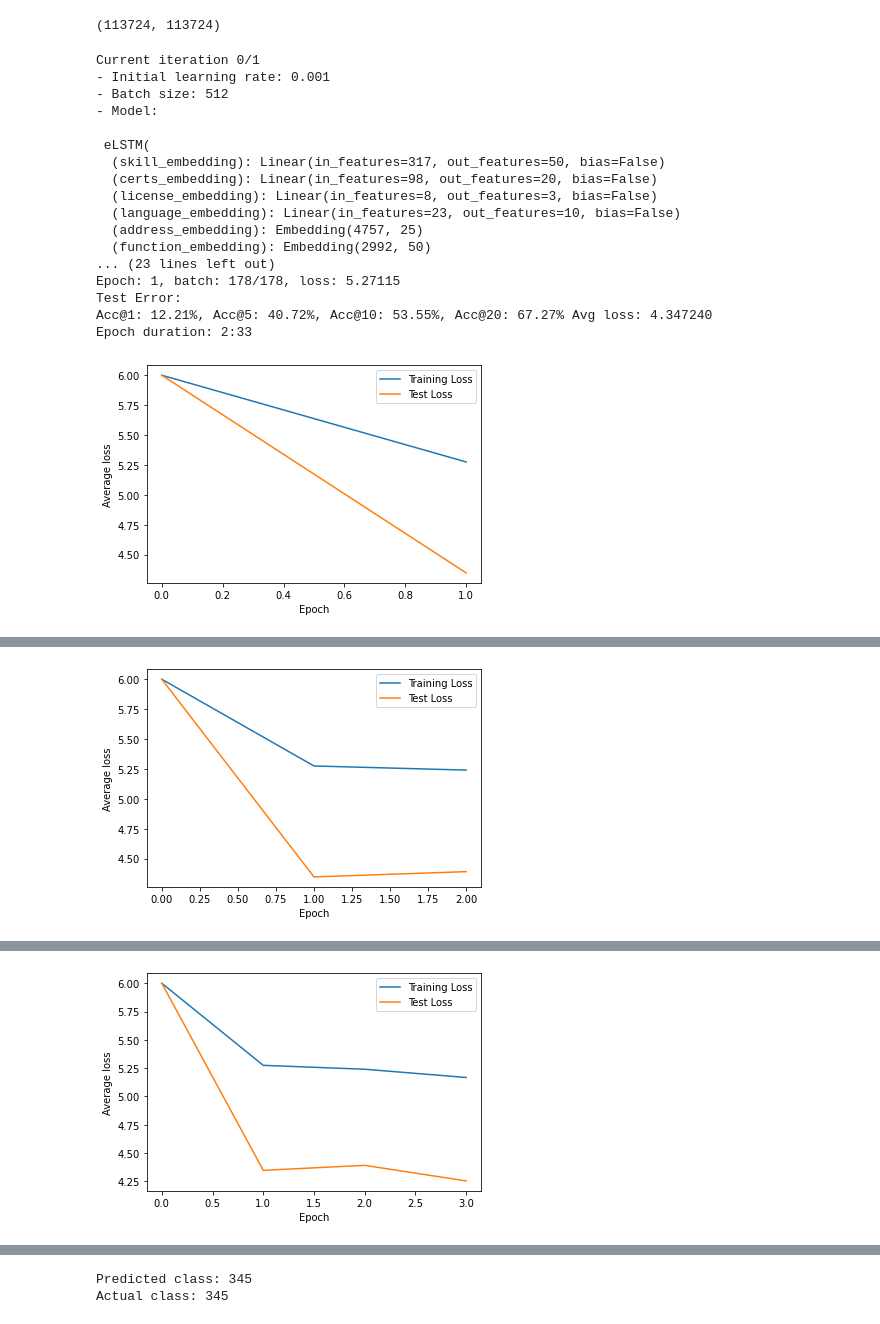
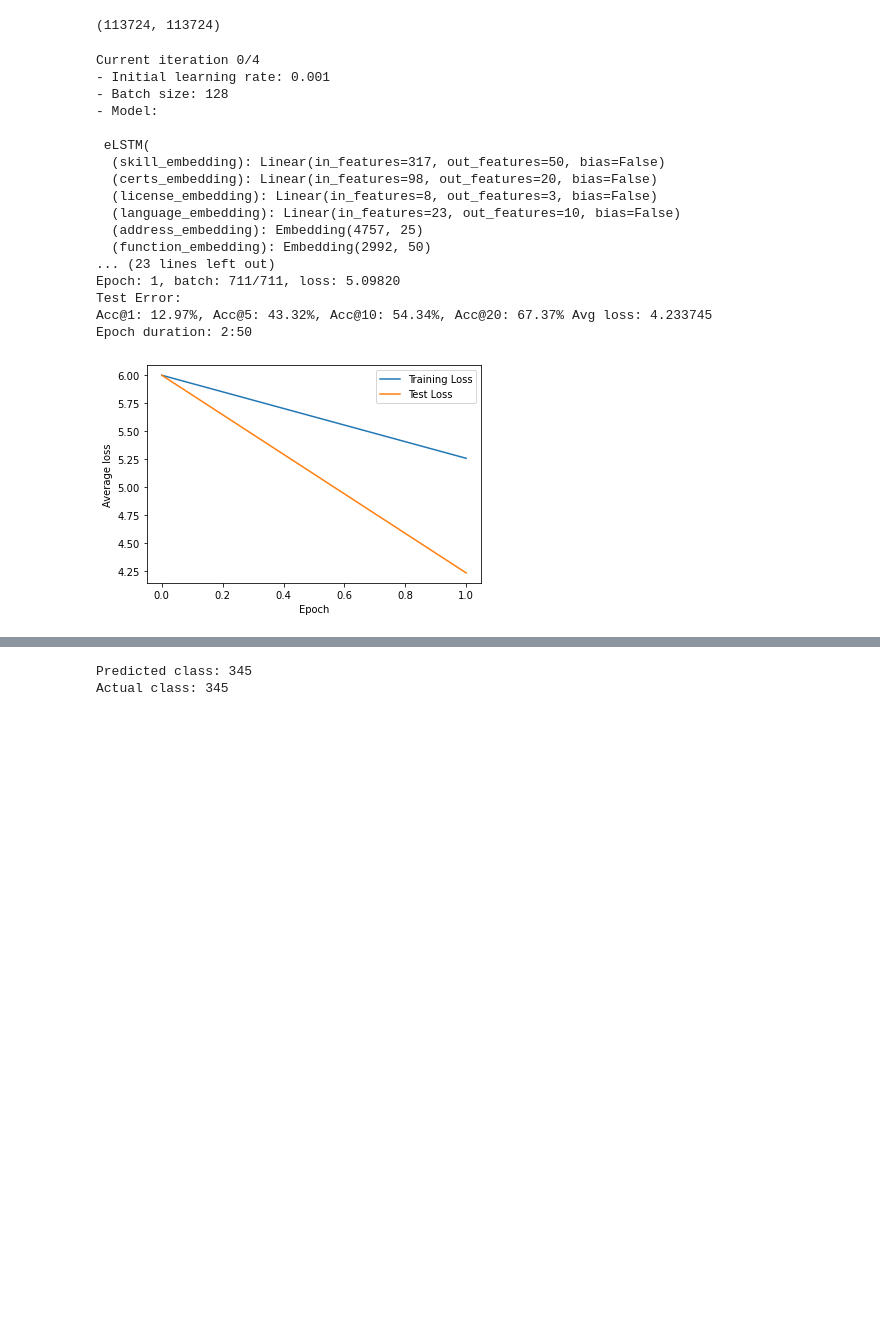
Before and after one commit to maxdata/MSc_thesis, a Jupyter notebook: Explainable/Explainable_LSTM_self.ipynb, the cells around one changed output, grey strips where cells are left out. Drawn from its saved outputs; the diff is of its cells as text; code cells hidden in the pictures; blank space fills up the shorter version.

Commit message:
Hyperparameter tuning done for eLSTM, eCNN-LSTM, LSTM

```diff
--- a/Explainable/Explainable_LSTM_self.ipynb
+++ b/Explainable/Explainable_LSTM_self.ipynb
@@ -266,7 +266,7 @@ class spatial_attention(nn.Module):
         for i, timestep in enumerate(time_steps):
             st = self.fc1(timestep)
             at = torch.sigmoid(st)
-            at = self.softmax(at) # * (x_full.transpose(0, 1)[i] != 0))
+            at = self.softmax(at * (x_full.transpose(0, 1)[i] != 0))
             ats.append(at)
 
         weights = torch.stack((ats)).transpose(0, 1)
@@ -742,7 +745,7 @@ torch.cuda.empty_cache()
 # %%
 device = ("cuda:0" if torch.cuda.is_available() else "cpu")
 
-num_epochs = 10
+num_epochs = 15
 current = 0
 
 criterion = torch.nn.CrossEntropyLoss()
@@ -750,9 +753,9 @@ criterion = torch.nn.CrossEntropyLoss()
 full_results = []
 
 learning_rates = [1e-2, 1e-3, 1e-4][1:2]
-batch_sizes = [128, 256, 512, 1024][2:3]
-dropout_odds = [0.0, 0.25, 0.5, 0.75][1:2]
-hidden_sizes = [500, 1000, 1500, 2000][1:2]
+batch_sizes = [128, 256, 512, 1024, 2048][:2]
+dropout_odds = [0.0, 0.25, 0.5][:2]
+hidden_sizes = [500, 1000, 1500][1:2]
 
 try:
     for learning_rate in learning_rates:
@@ -791,39 +794,39 @@ try:
                     # Store results of current configuration
                     outcome = train_loop(lstm, trainloader, valloader, optimizer, scheduler, criterion, num_epochs)
                     outcome["lr"] = [learning_rate] * num_epochs
                     outcome["Batch size"] = [batch_size] * num_epochs
                     outcome["Dropout odds"] = [dropout] * num_epochs
                     outcome["Hidden size"] = [hidden_size] * num_epochs
 
                     full_results.append(outcome)
 
-                    with open("../results/eLSTM.json", "w") as current_stats:
-                        json.dump(full_results, current_stats)
+#                     with open("../results/eLSTM.json", "w") as current_stats:
+#                         json.dump(full_results, current_stats)
 
                     test_model(lstm)
 
                     current += 1
 
         break
 except KeyboardInterrupt:
     pass
 # %% [output]
-Current iteration 0/1
+Current iteration 0/4
 - Initial learning rate: 0.001
-- Batch size: 512
+- Batch size: 128
 - Model:
 
  eLSTM(
   (skill_embedding): Linear(in_features=317, out_features=50, bias=False)
   (certs_embedding): Linear(in_features=98, out_features=20, bias=False)
   (license_embedding): Linear(in_features=8, out_features=3, bias=False)
   (language_embedding): Linear(in_features=23, out_features=10, bias=False)
   (address_embedding): Embedding(4757, 25)
   (function_embedding): Embedding(2992, 50)
 ... (23 lines left out)
-Epoch: 1, batch: 178/178, loss: 5.27115
+Epoch: 1, batch: 711/711, loss: 5.09820
 Test Error:
-Acc@1: 12.21%, Acc@5: 40.72%, Acc@10: 53.55%, Acc@20: 67.27% Avg loss: 4.347240
-Epoch duration: 2:33
+Acc@1: 12.97%, Acc@5: 43.32%, Acc@10: 54.34%, Acc@20: 67.37% Avg loss: 4.233745
+Epoch duration: 2:50
-[figure, old version]
+[figure, new version]
 -------------------------------------------------------------------------------
@@ -835 +834,0 @@ Epoch duration: 2:34
-[figure, removed]
@@ -842 +834,0 @@ Epoch duration: 2:36
-[figure, removed]
```
Also changed, not shown: parts of 7 cells of this notebook, 6 other files.
